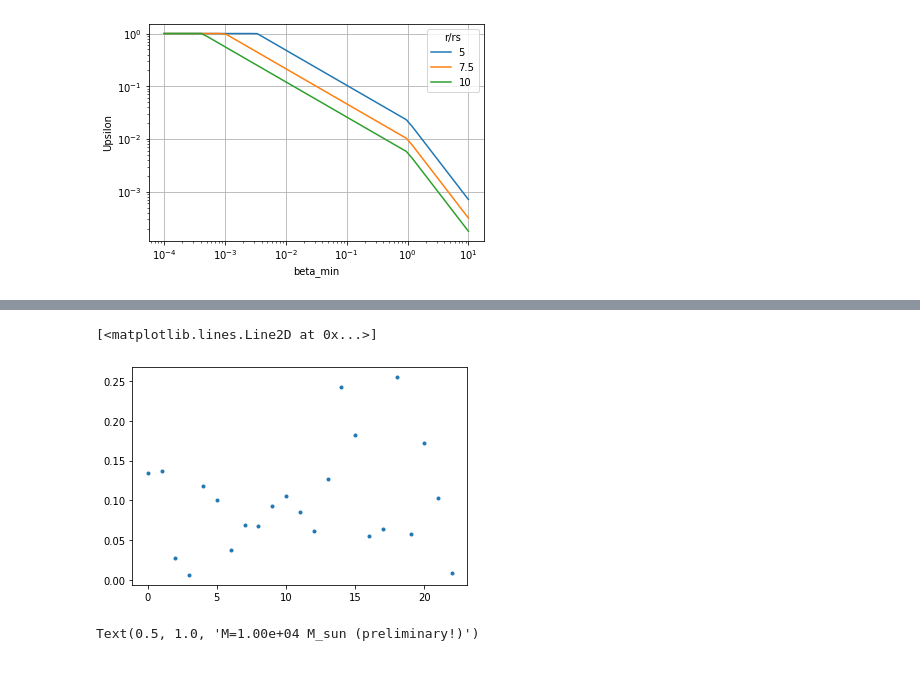
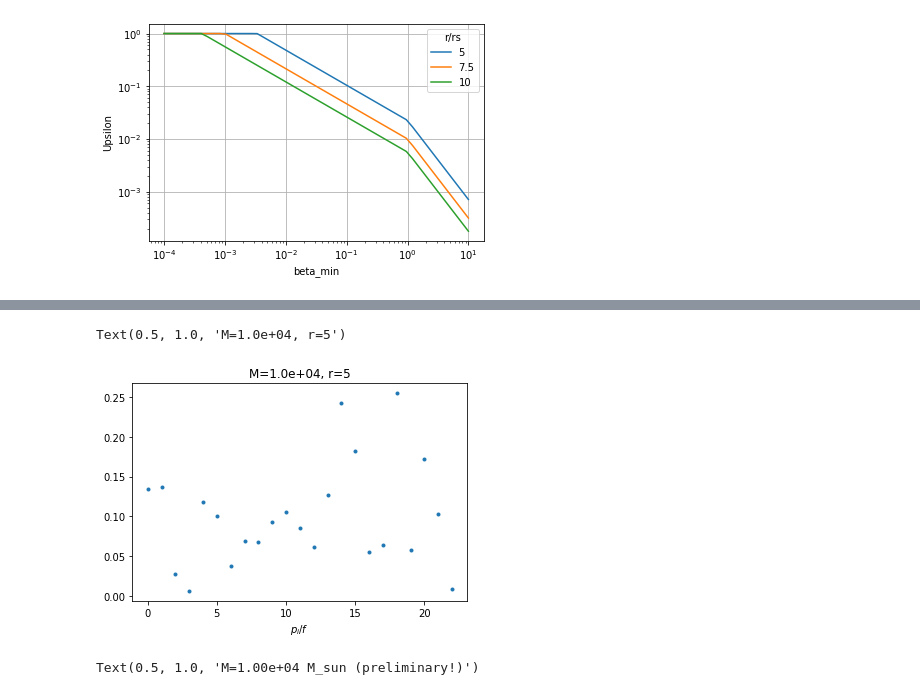
Before and after one commit to Richard-Sti/GSHE_public, a Jupyter notebook: scripts/plot_liv.ipynb, the cells around one changed output, grey strips where cells are left out. Cells and saved outputs as stored; diff of their text form; code cells hidden in the pictures.

Commit message:
plot for constraints (preliminary)

```diff
--- a/scripts/plot_liv.ipynb
+++ b/scripts/plot_liv.ipynb
@@ -230,14 +271,18 @@ vP_undetected = np.vectorize(P_undetected)
 # %%
 M=1e4
-ups = Upsilon(bt90*M,5)
+r = 5
+ups = Upsilon(bt90*M,r)
 
 #plt.scatter(bt90*M,ups)
 plt.plot(0.5*ups,'.')
 
+plt.xlabel(r'$p_i/f$')
+plt.title('M=%.1e, r=%g'%(M,r))
+
 #def Rate(bt_limits, M, r_src):
 # %% [output]
-[<matplotlib.lines.Line2D at 0x...>]
+Text(0.5, 1.0, 'M=1.0e+04, r=5')
-[figure, old version]
+[figure, new version]
 # %%
 fs = np.linspace(0,1,20)
 
```
Also changed, not shown: parts of 6 cells of this notebook.
